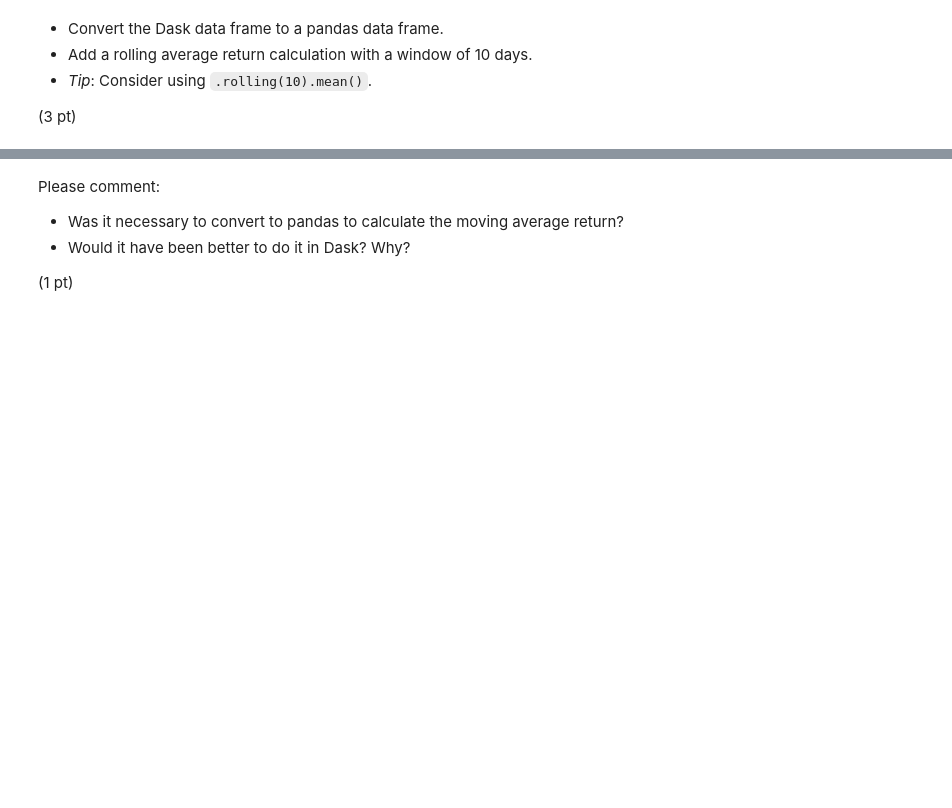
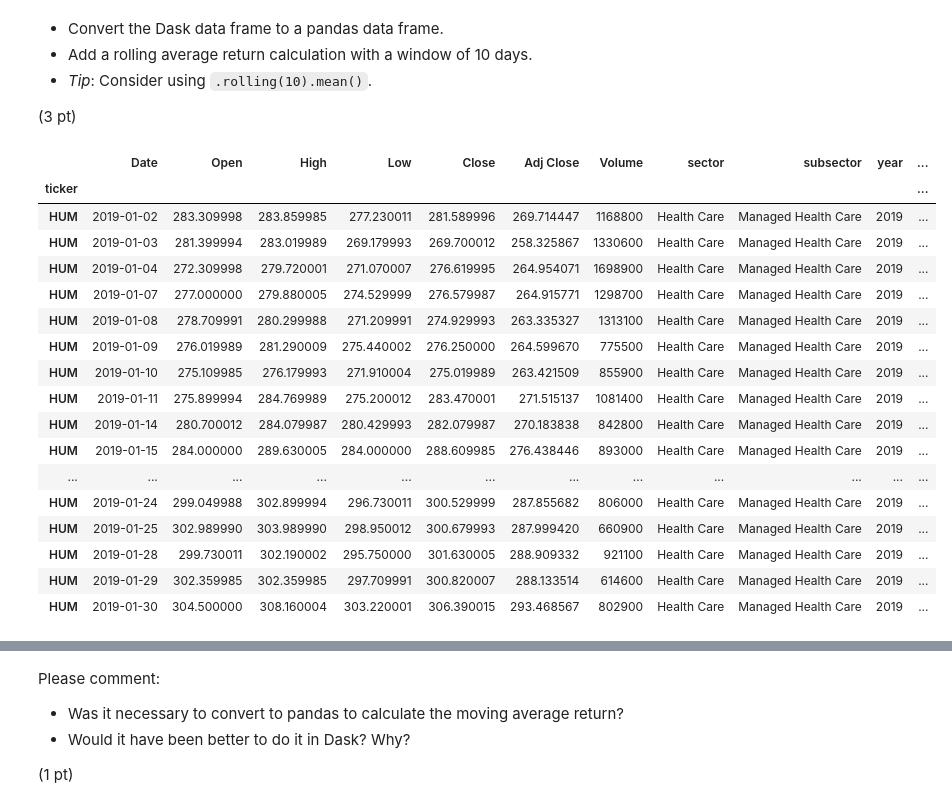
Before and after one commit to lee-data/production, a Jupyter notebook: 02_activities/assignments/assignment_1.ipynb, the cells around one changed output, grey strips where cells are left out. Saved outputs shown, nothing was run; the diff lists cells and outputs as text; code cells hidden in the pictures; blank space fills up the shorter version.

```diff
--- a/02_activities/assignments/assignment_1.ipynb
+++ b/02_activities/assignments/assignment_1.ipynb
@@ -146,8 +130,30 @@ dd_feat.compute()
 # %%
 # MY CODE BELOW:
 
 # Convert Dask DataFrame to Pandas DataFrame
 df_feat = dd_feat.compute()
 
 # Add a 10-day rolling average of the 'returns' column
 df_feat['rolling_avg_return_10d'] = df_feat.groupby('ticker')['returns'].transform(lambda x: x.rolling(10).mean())
+
+# Display this pandas dataframe
+df_feat.head(20)
+# %% [output]
+|  | Date | Open | High | Low | Close | Adj Close | Volume | sector | subsector | year | ... |
+| ticker |  |  |  |  |  |  |  |  |  |  | ... |
+| HUM | 2019-01-02 | 283.309998 | 283.859985 | 277.230011 | 281.589996 | 269.714447 | 1168800 | Health Care | Managed Health Care | 2019 | ... |
+| HUM | 2019-01-03 | 281.399994 | 283.019989 | 269.179993 | 269.700012 | 258.325867 | 1330600 | Health Care | Managed Health Care | 2019 | ... |
+| HUM | 2019-01-04 | 272.309998 | 279.720001 | 271.070007 | 276.619995 | 264.954071 | 1698900 | Health Care | Managed Health Care | 2019 | ... |
+| HUM | 2019-01-07 | 277.000000 | 279.880005 | 274.529999 | 276.579987 | 264.915771 | 1298700 | Health Care | Managed Health Care | 2019 | ... |
+| HUM | 2019-01-08 | 278.709991 | 280.299988 | 271.209991 | 274.929993 | 263.335327 | 1313100 | Health Care | Managed Health Care | 2019 | ... |
+| HUM | 2019-01-09 | 276.019989 | 281.290009 | 275.440002 | 276.250000 | 264.599670 | 775500 | Health Care | Managed Health Care | 2019 | ... |
+| HUM | 2019-01-10 | 275.109985 | 276.179993 | 271.910004 | 275.019989 | 263.421509 | 855900 | Health Care | Managed Health Care | 2019 | ... |
+| HUM | 2019-01-11 | 275.899994 | 284.769989 | 275.200012 | 283.470001 | 271.515137 | 1081400 | Health Care | Managed Health Care | 2019 | ... |
+| HUM | 2019-01-14 | 280.700012 | 284.079987 | 280.429993 | 282.079987 | 270.183838 | 842800 | Health Care | Managed Health Care | 2019 | ... |
+| HUM | 2019-01-15 | 284.000000 | 289.630005 | 284.000000 | 288.609985 | 276.438446 | 893000 | Health Care | Managed Health Care | 2019 | ... |
+| ... | ... | ... | ... | ... | ... | ... | ... | ... | ... | ... | ... |
+| HUM | 2019-01-24 | 299.049988 | 302.899994 | 296.730011 | 300.529999 | 287.855682 | 806000 | Health Care | Managed Health Care | 2019 | ... |
+| HUM | 2019-01-25 | 302.989990 | 303.989990 | 298.950012 | 300.679993 | 287.999420 | 660900 | Health Care | Managed Health Care | 2019 | ... |
+| HUM | 2019-01-28 | 299.730011 | 302.190002 | 295.750000 | 301.630005 | 288.909332 | 921100 | Health Care | Managed Health Care | 2019 | ... |
+| HUM | 2019-01-29 | 302.359985 | 302.359985 | 297.709991 | 300.820007 | 288.133514 | 614600 | Health Care | Managed Health Care | 2019 | ... |
+| HUM | 2019-01-30 | 304.500000 | 308.160004 | 303.220001 | 306.390015 | 293.468567 | 802900 | Health Care | Managed Health Care | 2019 | ... |
```
Also changed, not shown: parts of 7 cells of this notebook.
